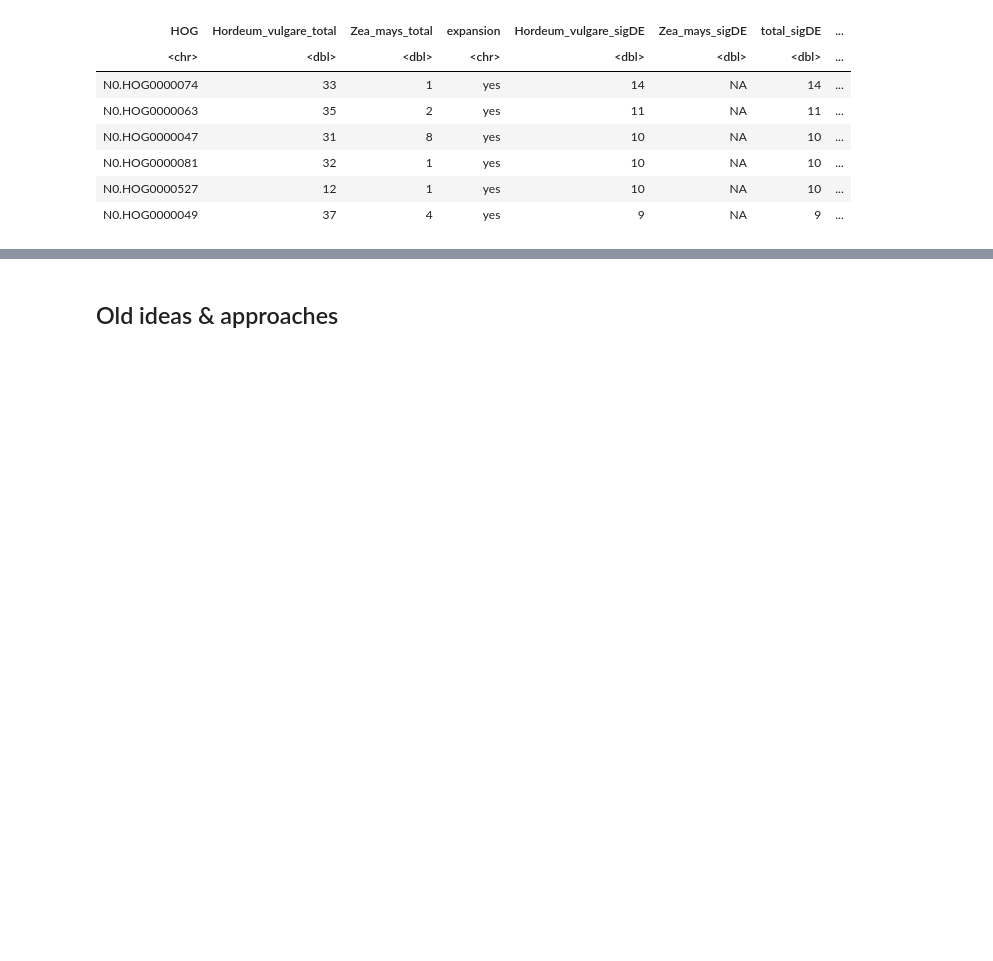
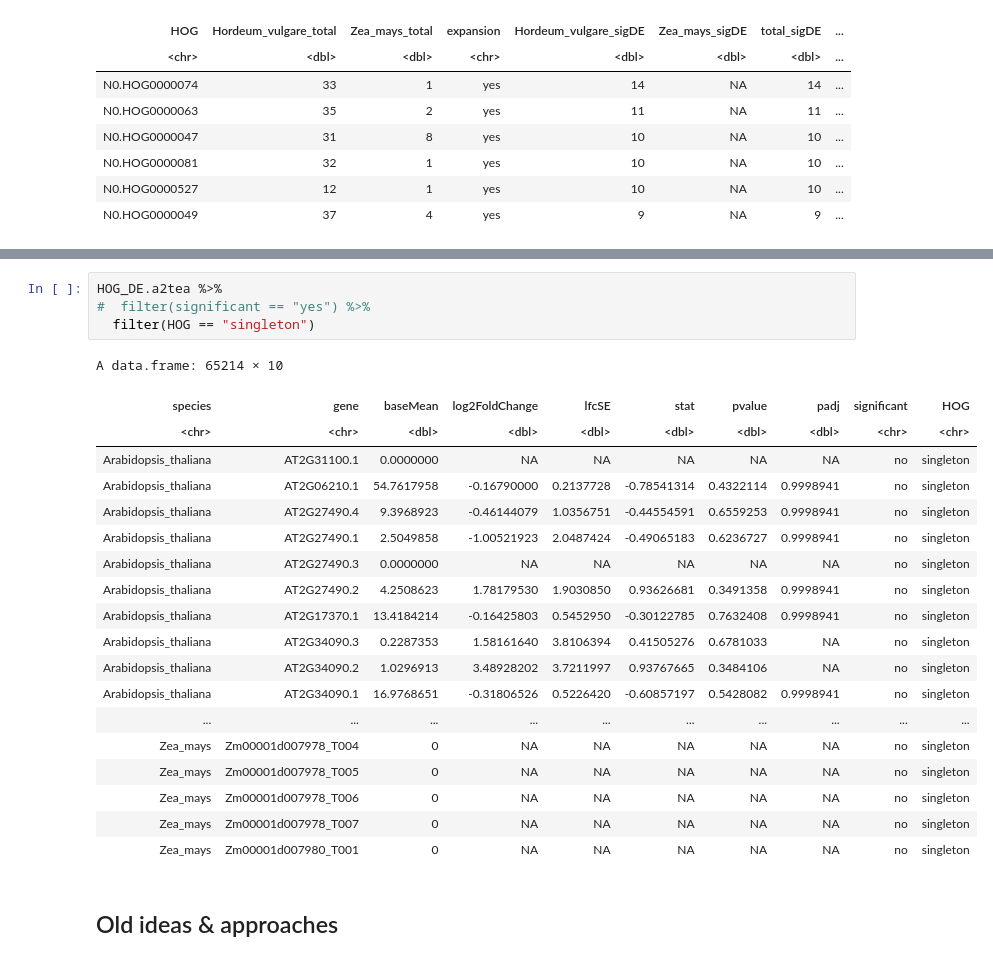
Before and after one commit to tgstoecker/A2TEA.Workflow, a Jupyter notebook: notebooks/final_tea_datasets.ipynb, the cells around one changed output, grey strips where cells are left out. Drawn from its saved outputs; the diff is of its cells as text; blank space fills up the shorter version.

Commit message:
superset of all species is now created - e.g. for overrepresentation tests

```diff
--- a/notebooks/final_tea_datasets.ipynb
+++ b/notebooks/final_tea_datasets.ipynb
@@ -1250,3 +1493,27 @@ A tibble: 6 × 12
+# %%
+HOG_DE.a2tea %>%
+#  filter(significant == "yes") %>%
+  filter(HOG == "singleton")
+# %% [output]
+A data.frame: 65214 × 10
+| species | gene | baseMean | log2FoldChange | lfcSE | stat | pvalue | padj | significant | HOG |
+| <chr> | <chr> | <dbl> | <dbl> | <dbl> | <dbl> | <dbl> | <dbl> | <chr> | <chr> |
+| Arabidopsis_thaliana | AT2G31100.1 | 0.0000000 | NA | NA | NA | NA | NA | no | singleton |
+| Arabidopsis_thaliana | AT2G06210.1 | 54.7617958 | -0.16790000 | 0.2137728 | -0.78541314 | 0.4322114 | 0.9998941 | no | singleton |
+| Arabidopsis_thaliana | AT2G27490.4 | 9.3968923 | -0.46144079 | 1.0356751 | -0.44554591 | 0.6559253 | 0.9998941 | no | singleton |
+| Arabidopsis_thaliana | AT2G27490.1 | 2.5049858 | -1.00521923 | 2.0487424 | -0.49065183 | 0.6236727 | 0.9998941 | no | singleton |
+| Arabidopsis_thaliana | AT2G27490.3 | 0.0000000 | NA | NA | NA | NA | NA | no | singleton |
+| Arabidopsis_thaliana | AT2G27490.2 | 4.2508623 | 1.78179530 | 1.9030850 | 0.93626681 | 0.3491358 | 0.9998941 | no | singleton |
+| Arabidopsis_thaliana | AT2G17370.1 | 13.4184214 | -0.16425803 | 0.5452950 | -0.30122785 | 0.7632408 | 0.9998941 | no | singleton |
+| Arabidopsis_thaliana | AT2G34090.3 | 0.2287353 | 1.58161640 | 3.8106394 | 0.41505276 | 0.6781033 | NA | no | singleton |
+| Arabidopsis_thaliana | AT2G34090.2 | 1.0296913 | 3.48928202 | 3.7211997 | 0.93767665 | 0.3484106 | NA | no | singleton |
+| Arabidopsis_thaliana | AT2G34090.1 | 16.9768651 | -0.31806526 | 0.5226420 | -0.60857197 | 0.5428082 | 0.9998941 | no | singleton |
+| ... | ... | ... | ... | ... | ... | ... | ... | ... | ... |
+| Zea_mays | Zm00001d007978_T004 | 0 | NA | NA | NA | NA | NA | no | singleton |
+| Zea_mays | Zm00001d007978_T005 | 0 | NA | NA | NA | NA | NA | no | singleton |
+| Zea_mays | Zm00001d007978_T006 | 0 | NA | NA | NA | NA | NA | no | singleton |
+| Zea_mays | Zm00001d007978_T007 | 0 | NA | NA | NA | NA | NA | no | singleton |
+| Zea_mays | Zm00001d007980_T001 | 0 | NA | NA | NA | NA | NA | no | singleton |
 # %% [markdown]
 ## Old ideas & approaches
 # %% [markdown]
```
Also changed, not shown: parts of 19 cells of this notebook, 2 other files.
